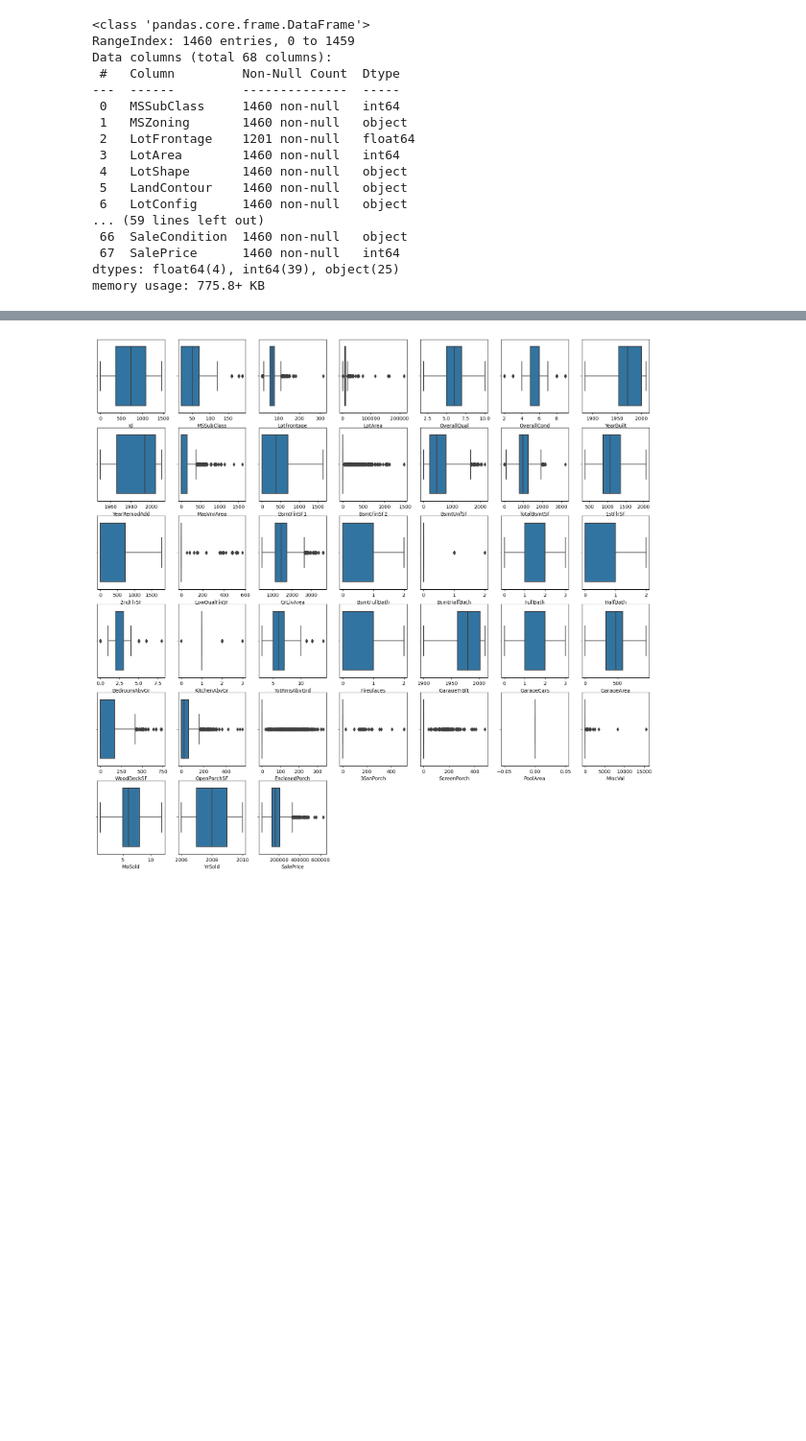
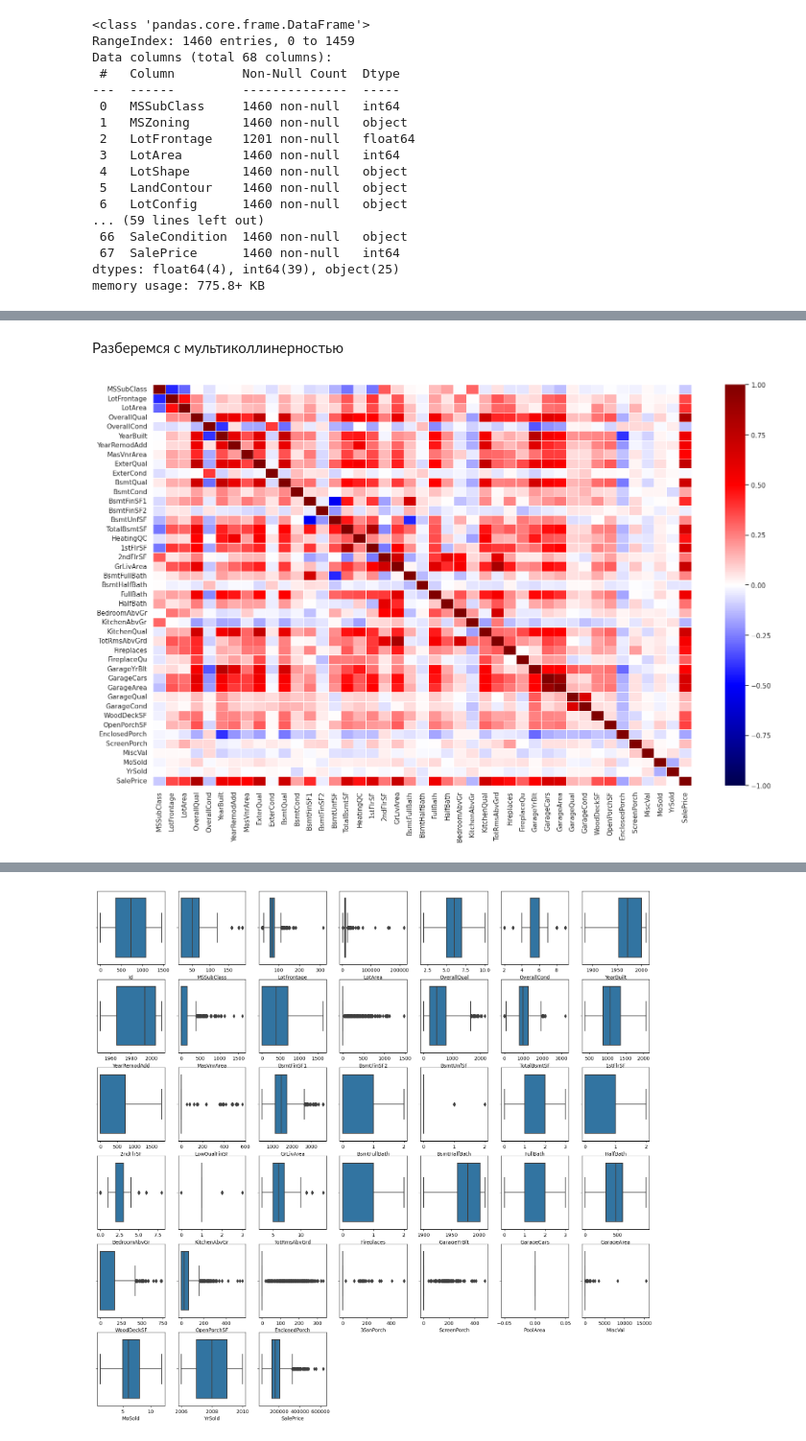
Before and after one commit to rybinsky/House-Price-Prediction, a Jupyter notebook: version2.ipynb, the cells around one changed output, grey strips where cells are left out. Shown at 96% size. Saved outputs shown, nothing was run; the diff lists cells and outputs as text; code cells hidden in the pictures; blank space fills up the shorter version.

Commit message:
nan test

```diff
--- a/version2.ipynb
+++ b/version2.ipynb
@@ -486,6 +488,3 @@ Data columns (total 68 columns):
  67  SalePrice      1460 non-null   int64
 dtypes: float64(4), int64(39), object(25)
 memory usage: 775.8+ KB
-# %%
-train_df.drop(columns = 'Id', inplace = True)
-test_df.drop(columns = 'Id', inplace = True)
@@ -496,12 +493,15 @@ KeyError: ignored
 # %%
 train_df = train_df.loc[
-    (train_df.LotFrontage <= 200)
+    (train_df.LotFrontage <= 200) &
     (train_df.LotArea <= 100000) &
-    (train_df.YearBuilt >= 1900) &
-    (train_df.MasVnrArea <= 1000) &
-    (train_df.BsmtFinSF1 <= 5000) &
-    (train_df.BsmtFullBath <= 1) &
-    (train_df.FullBath <= 2) &
-    (train_df.BedroomAbvGr <= 4) &
-    (train_df.SalePrice <= 500000)
+    (train_df.MasVnrArea <= 1250) &
+    (train_df.BsmtFinSF1 <= 3000) &
+    (train_df.BsmtFinSF2 <= 1250) &
+    (train_df.TotalBsmtSF <= 4000) &
+    (train_df['1stFlrSF'] <= 4000) &
+    (train_df.GrLivArea <= 4000) &
+    (train_df.OpenPorchSF <= 500) &
+    (train_df.EnclosedPorch <= 500) &
+    (train_df.MiscVal <= 5000) &
+    (train_df.SalePrice <= 700000)
 ]
@@ -507,0 +528,19 @@ train_df = train_df.loc[
+# %% [markdown]
+Разберемся с мультиколлинерностью
+# %%
+def high_correlated_cols(dataframe, plot=False, corr_th=0.75):
+    corr = dataframe.corr()
+    cor_matrix = corr.abs()
+    upper_triangle_matrix = cor_matrix.where(np.triu(np.ones(cor_matrix.shape), k=1).astype(np.bool_))
+    drop_list = [col for col in upper_triangle_matrix.columns if any(upper_triangle_matrix[col] > corr_th)]
+    if plot:
+        sns.set(rc={'figure.figsize': (20, 12)})
+        sns.heatmap(corr, linewidth=0.5, cmap="seismic", vmin=-1, vmax=1, fmt='.1f')
+        plt.show(block=True)
+        return drop_list
+
+    print(drop_list)
+
+drop_list = high_correlated_cols(train_df[continuous_columns], plot=True)
+# %% [output]
+[figure, added]
```
Also changed, not shown: parts of 21 cells of this notebook.
